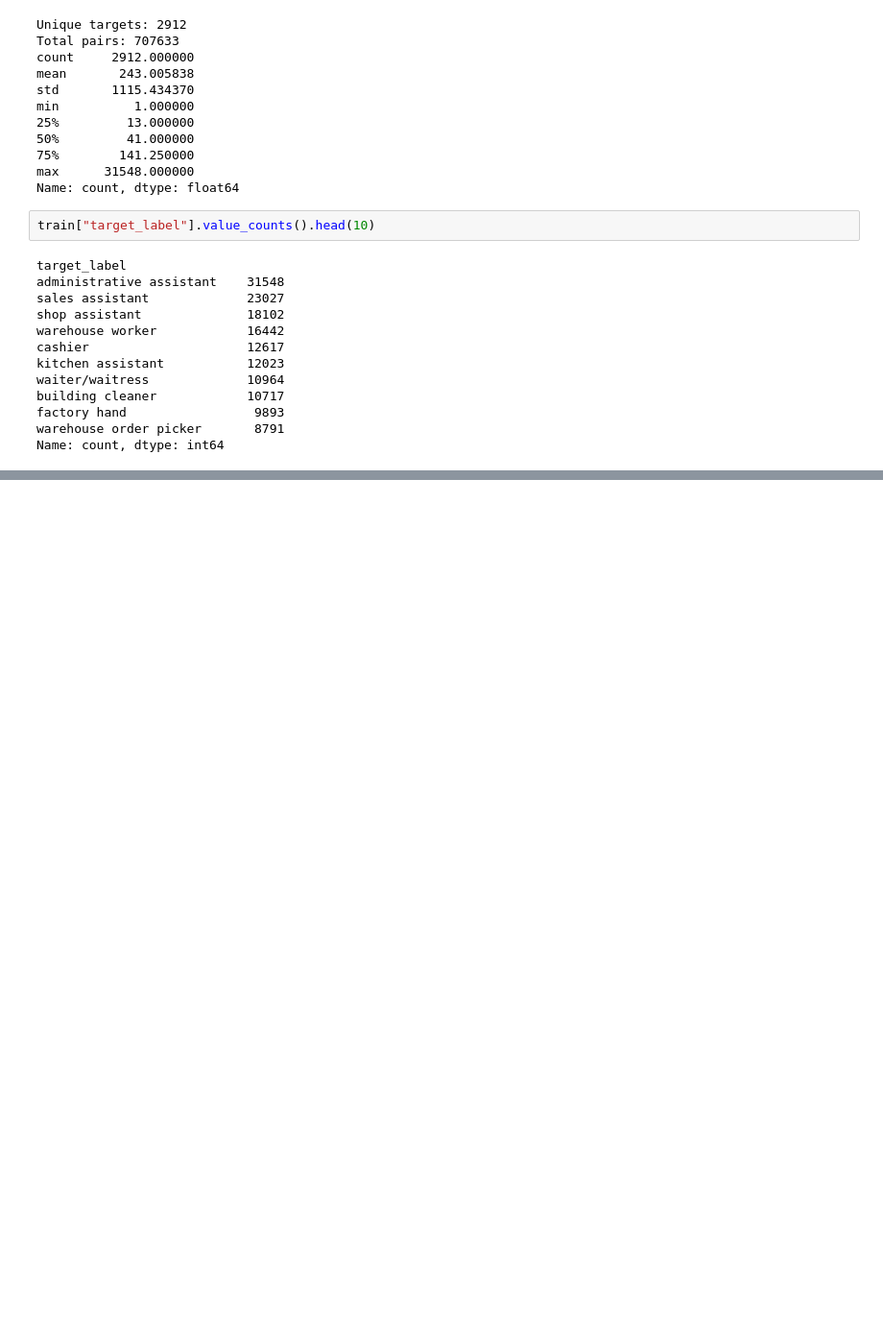
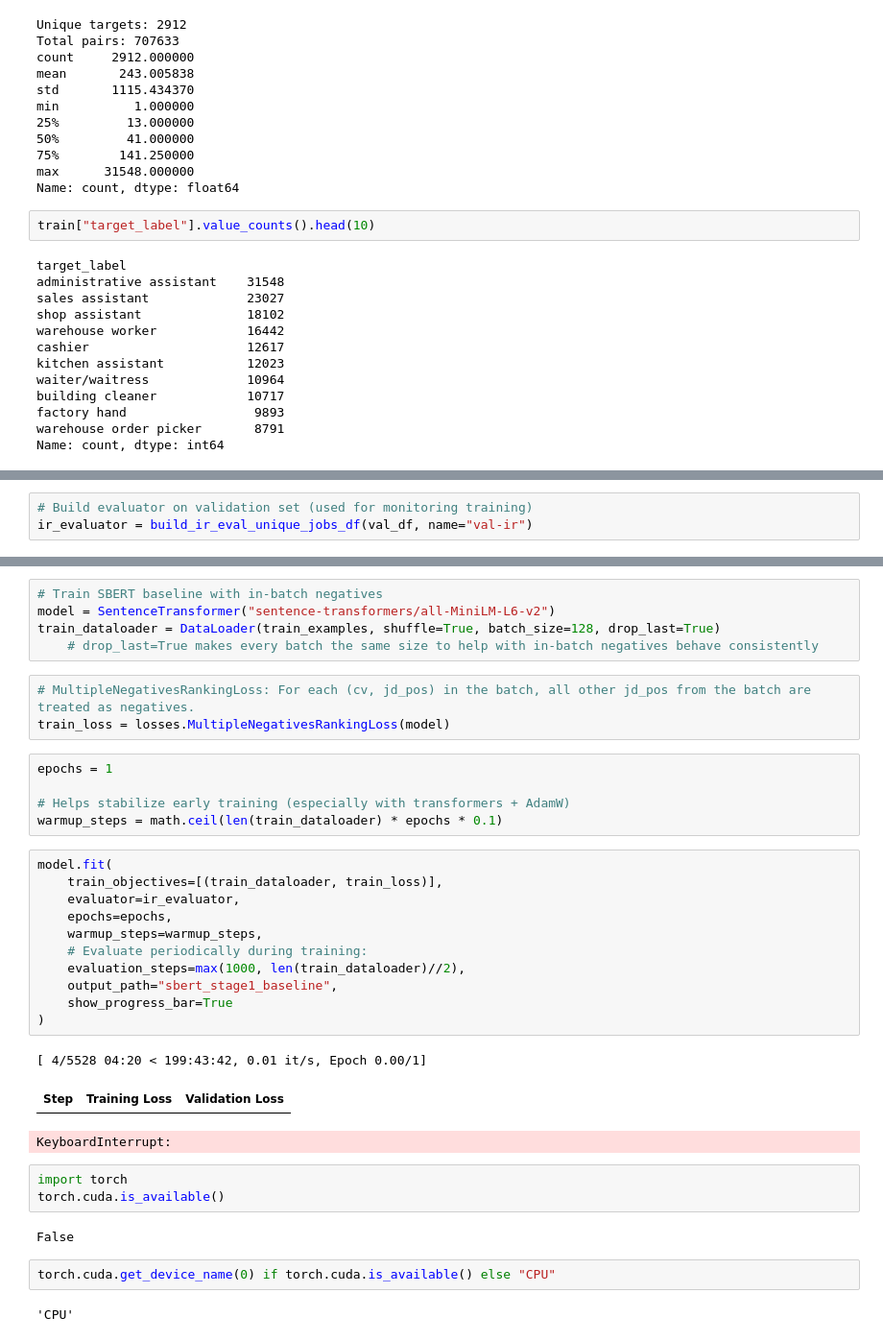
Before and after one commit to 20240693/Thesis-Career-Transitions, a Jupyter notebook: Notebooks/Baseline Model.ipynb, the cells around one changed output, grey strips where cells are left out. Shown at 96% size. Cells and saved outputs as stored; diff of their text form; blank space fills up the shorter version.

Commit message:
Setting up baseline model

```diff
--- a/Notebooks/Baseline Model.ipynb
+++ b/Notebooks/Baseline Model.ipynb
@@ -70,0 +191,3 @@ Name: count, dtype: int64
+# %%
+# Build evaluator on validation set (used for monitoring training)
+ir_evaluator = build_ir_eval_unique_jobs_df(val_df, name="val-ir")
@@ -70,0 +202,37 @@ Name: count, dtype: int64
+# %%
+# Train SBERT baseline with in-batch negatives
+model = SentenceTransformer("sentence-transformers/all-MiniLM-L6-v2")
+train_dataloader = DataLoader(train_examples, shuffle=True, batch_size=128, drop_last=True)
+    # drop_last=True makes every batch the same size to help with in-batch negatives behave consistently
+# %%
+# MultipleNegativesRankingLoss: For each (cv, jd_pos) in the batch, all other jd_pos from the batch are treated as negatives.
+train_loss = losses.MultipleNegativesRankingLoss(model)
+# %%
+epochs = 1
+
+# Helps stabilize early training (especially with transformers + AdamW)
+warmup_steps = math.ceil(len(train_dataloader) * epochs * 0.1)
+# %%
+model.fit(
+    train_objectives=[(train_dataloader, train_loss)],
+    evaluator=ir_evaluator,
+    epochs=epochs,
+    warmup_steps=warmup_steps,
+    # Evaluate periodically during training:
+    evaluation_steps=max(1000, len(train_dataloader)//2),
+    output_path="sbert_stage1_baseline",
+    show_progress_bar=True
+)
+# %% [output]
+[ 4/5528 04:20 < 199:43:42, 0.01 it/s, Epoch 0.00/1]
+| Step | Training Loss | Validation Loss |
+KeyboardInterrupt:
+# %%
+import torch
+torch.cuda.is_available()
+# %% [output]
+False
+# %%
+torch.cuda.get_device_name(0) if torch.cuda.is_available() else "CPU"
+# %% [output]
+'CPU'
```
Also changed, not shown: parts of 9 cells of this notebook.
